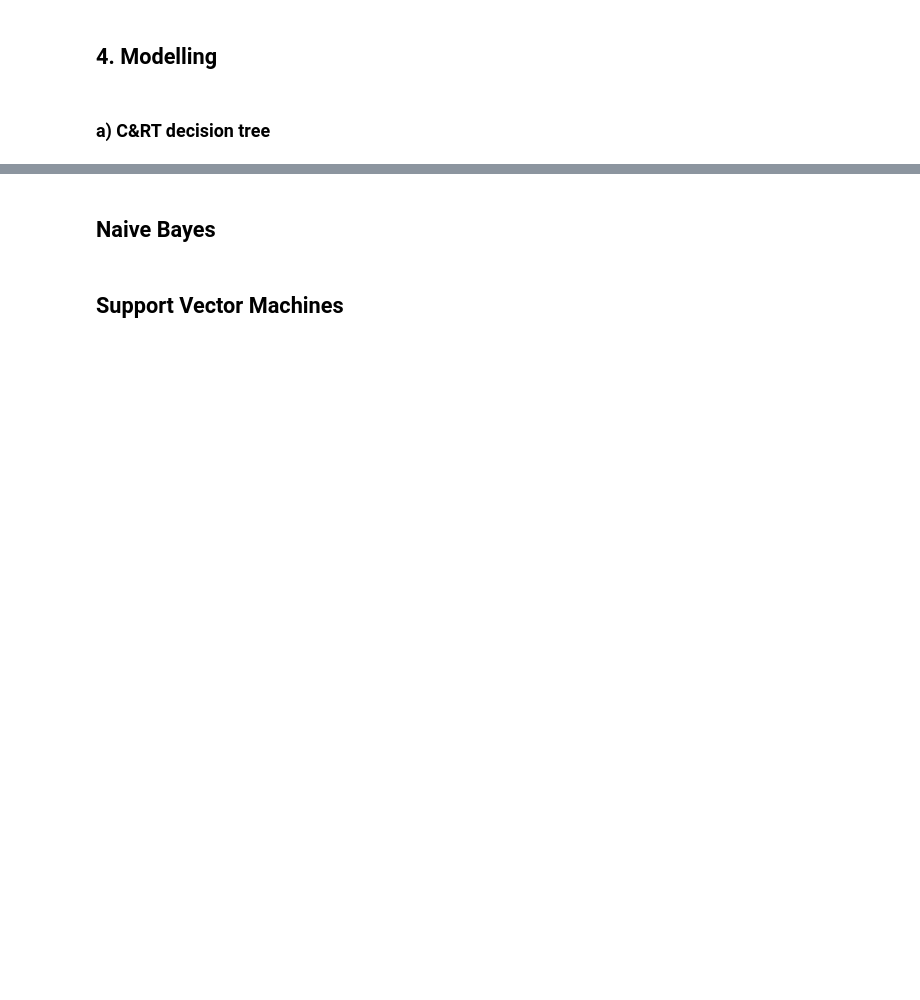
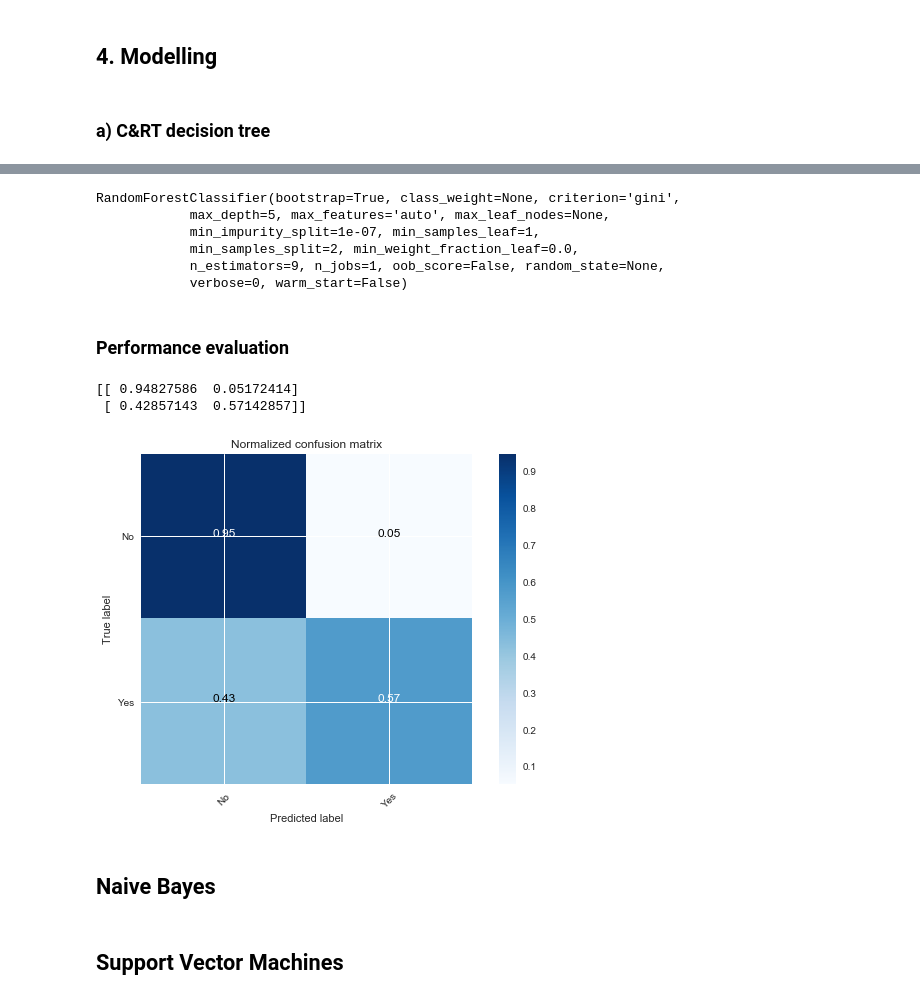
Before and after one commit to mknorps/DataScience-Projects, a Jupyter notebook: Titanic_meets_decision_Trees.ipynb, the cells around one changed output, grey strips where cells are left out. Cells and saved outputs as stored; diff of their text form; code cells hidden in the pictures; blank space fills up the shorter version.

```diff
--- a/Titanic_meets_decision_Trees.ipynb
+++ b/Titanic_meets_decision_Trees.ipynb
@@ -337,0 +388,15 @@ clf_forest.fit(X,Y)
+# %%
+from sklearn.ensemble import RandomForestClassifier
+
+param_grid = {'n_estimators':np.arange(3,11,2),
+              'max_depth':np.arange(3,6),
+              'min_weight_fraction_leaf':np.arange(0,0.4,0.1),
+              'criterion':['gini','entropy']}
+clf = RandomForestClassifier()
+forest_search = GridSearchCV(clf, param_grid)
+
+forest_search.fit(X,Y)
+
+print("Forest best parameters :",forest_search.best_params_)
+print("Forest best estimator :",forest_search.best_estimator_ )
+print("Forest best score :",forest_search.best_score_ )
@@ -338,9 +412,36 @@ clf_forest.fit(X,Y)
+# %%
+
+clf_forest = RandomForestClassifier(**forest_search.best_params_)
+clf_forest.fit(X,Y)
+# %% [output]
+RandomForestClassifier(bootstrap=True, class_weight=None, criterion='gini',
+            max_depth=5, max_features='auto', max_leaf_nodes=None,
+            min_impurity_split=1e-07, min_samples_leaf=1,
+            min_samples_split=2, min_weight_fraction_leaf=0.0,
+            n_estimators=9, n_jobs=1, oob_score=False, random_state=None,
+            verbose=0, warm_start=False)
 # %%
 prediction_values_forest = clf_forest.predict(tree_data["test"]).astype(int)
 prediction_forest = pd.DataFrame({"PassengerId":tree_data["test"]["PassengerId"],
                            "Survived":prediction_values_forest})
 
 prediction_forest.to_csv("Titanic_tree_prediction_forest.csv",index=False)
+# %% [markdown]
+### Performance evaluation
+# %%
+evaluation["forest"] = clf_forest.predict(tree_data["valid"]).astype(int)
+
+cm["forest"] = confusion_matrix(survival_from_data, evaluation["forest"])
+cm["forest"] = cm["forest"].astype('float') / cm["forest"].sum(axis=1)[:, np.newaxis]
+
+cm["forest"]
+
+plot_confusion_matrix(cm["forest"], classes=["No","Yes"],
+                      title='Normalized confusion matrix')
+# %% [output]
+[[ 0.94827586  0.05172414]
+ [ 0.42857143  0.57142857]]
+[figure, added]
 # %% [markdown]
 ## Naive Bayes
 # %%
```
Also changed, not shown: parts of 15 cells of this notebook.
